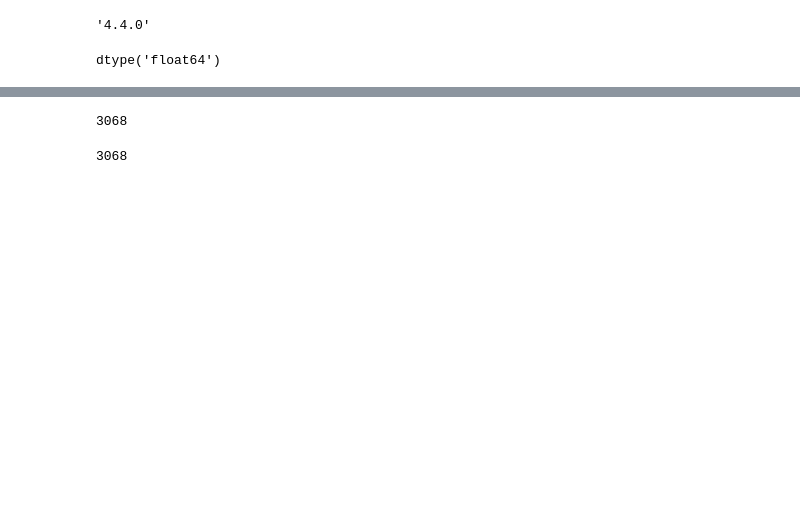
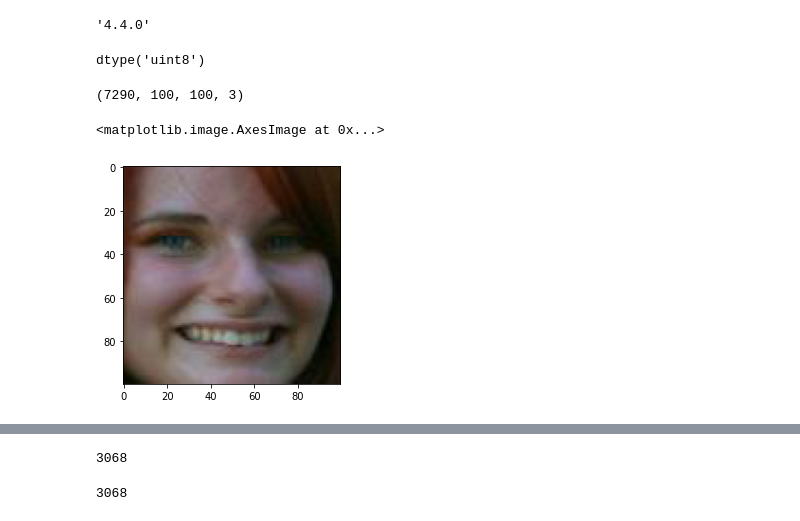
Before and after one commit to sonia1313/Face-Emotion-Recognition-Project, a Jupyter notebook: train_function.ipynb, the cells around one changed output, grey strips where cells are left out. Cells and saved outputs as stored; diff of their text form; code cells hidden in the pictures; blank space fills up the shorter version.

```diff
--- a/train_function.ipynb
+++ b/train_function.ipynb
@@ -91 +108,7 @@ def balance_dataset(X,y):
+# %%
+def balance_dataset_undersampling(X,y, strategy = { 4:1000, 5: 1000, 7:1000}):
+    #X = X.reshape(-1, 100 * 100)
+    under = RandomUnderSampler(sampling_strategy = strategy)
+    sampledX, sampledY = under.fit_sample(X,y)
+    return sampledX, sampledY
 # %%
@@ -115,7 +147,18 @@ cv2.__version__
 # %% [output]
 '4.4.0'
 # %%
-X_train[0].dtype
+X_train_sampled[0].dtype
 # %% [output]
-dtype('float64')
+dtype('uint8')
+# %%
+X_train_img = X_train_sampled.reshape(-1, 100, 100,3)
+X_train_img.shape
+# %% [output]
+(7290, 100, 100, 3)
+# %%
+    img = X_train_img[4000]
+    plt.imshow(img)
+# %% [output]
+<matplotlib.image.AxesImage at 0x...>
+[figure, added]
 # %%
```
Also changed, not shown: parts of 39 cells of this notebook.
